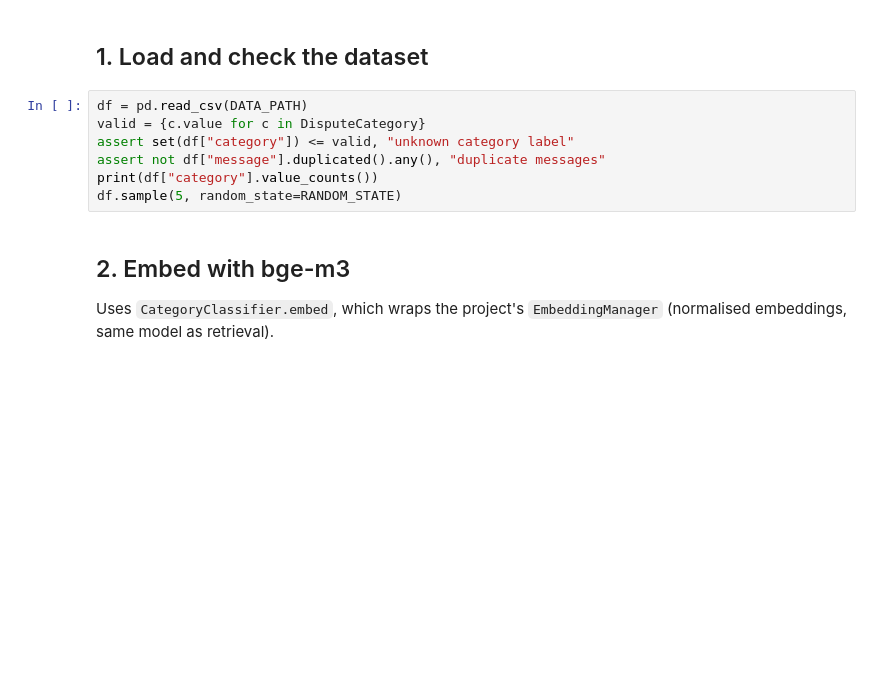
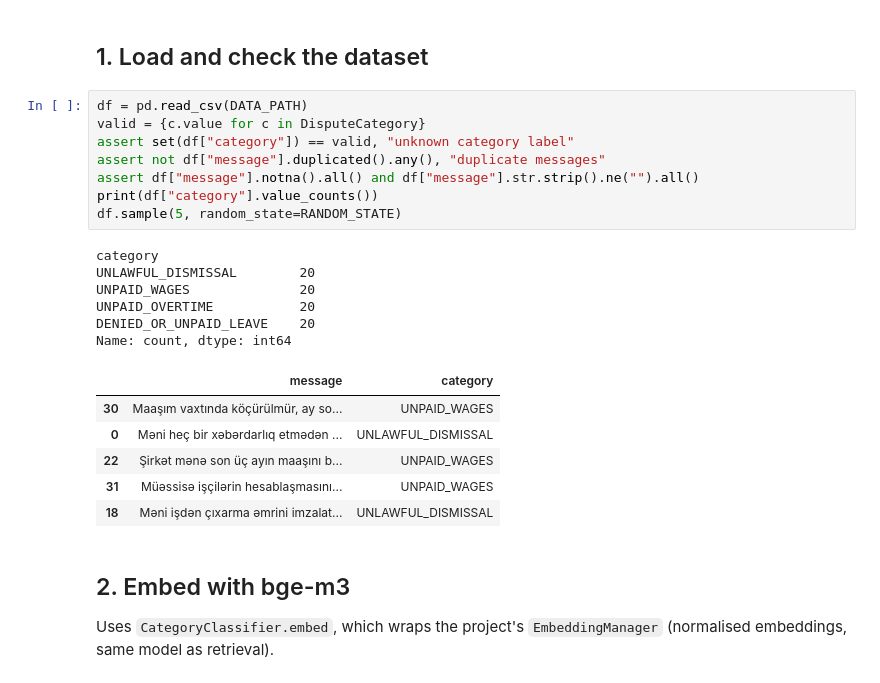
Before and after one commit to Alinur08/az-legal-rag-2, a Jupyter notebook: notebooks/train_category_classifier.ipynb, the cells around one changed output. Drawn from its saved outputs; the diff is of its cells as text; blank space fills up the shorter version.

```diff
--- a/notebooks/train_category_classifier.ipynb
+++ b/notebooks/train_category_classifier.ipynb
@@ -40,10 +55,24 @@ RANDOM_STATE = 42
 # %%
 df = pd.read_csv(DATA_PATH)
 valid = {c.value for c in DisputeCategory}
-assert set(df["category"]) <= valid, "unknown category label"
+assert set(df["category"]) == valid, "unknown category label"
 assert not df["message"].duplicated().any(), "duplicate messages"
+assert df["message"].notna().all() and df["message"].str.strip().ne("").all()
 print(df["category"].value_counts())
 df.sample(5, random_state=RANDOM_STATE)
+# %% [output]
+category
+UNLAWFUL_DISMISSAL        20
+UNPAID_WAGES              20
+UNPAID_OVERTIME           20
+DENIED_OR_UNPAID_LEAVE    20
+Name: count, dtype: int64
+|  | message | category |
+| 30 | Maaşım vaxtında köçürülmür, ay so... | UNPAID_WAGES |
+| 0 | Məni heç bir xəbərdarlıq etmədən ... | UNLAWFUL_DISMISSAL |
+| 22 | Şirkət mənə son üç ayın maaşını b... | UNPAID_WAGES |
+| 31 | Müəssisə işçilərin hesablaşmasını... | UNPAID_WAGES |
+| 18 | Məni işdən çıxarma əmrini imzalat... | UNLAWFUL_DISMISSAL |
 # %% [markdown]
 ## 2. Embed with bge-m3
 
```
Also changed, not shown: parts of 20 cells of this notebook, 7 other files.
